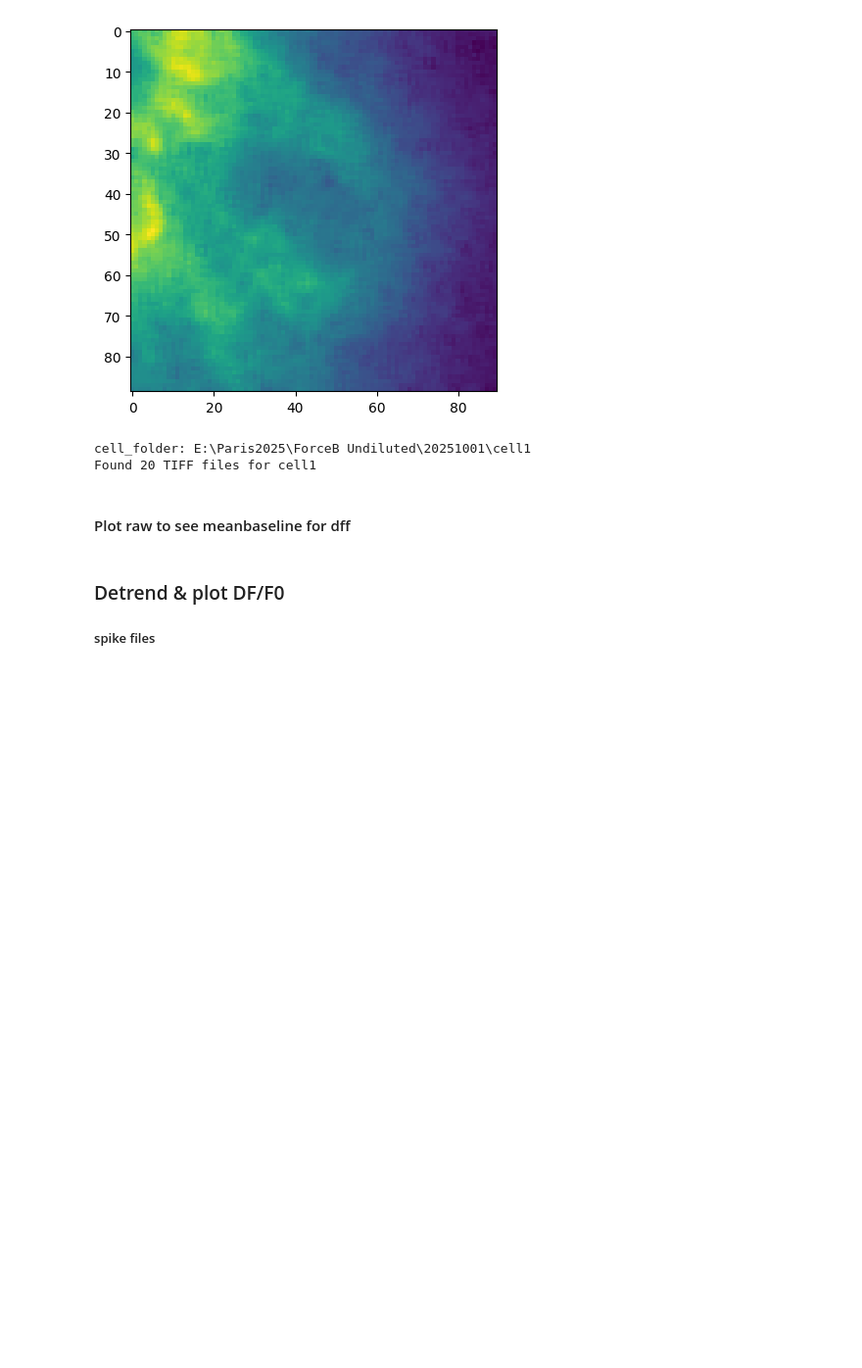
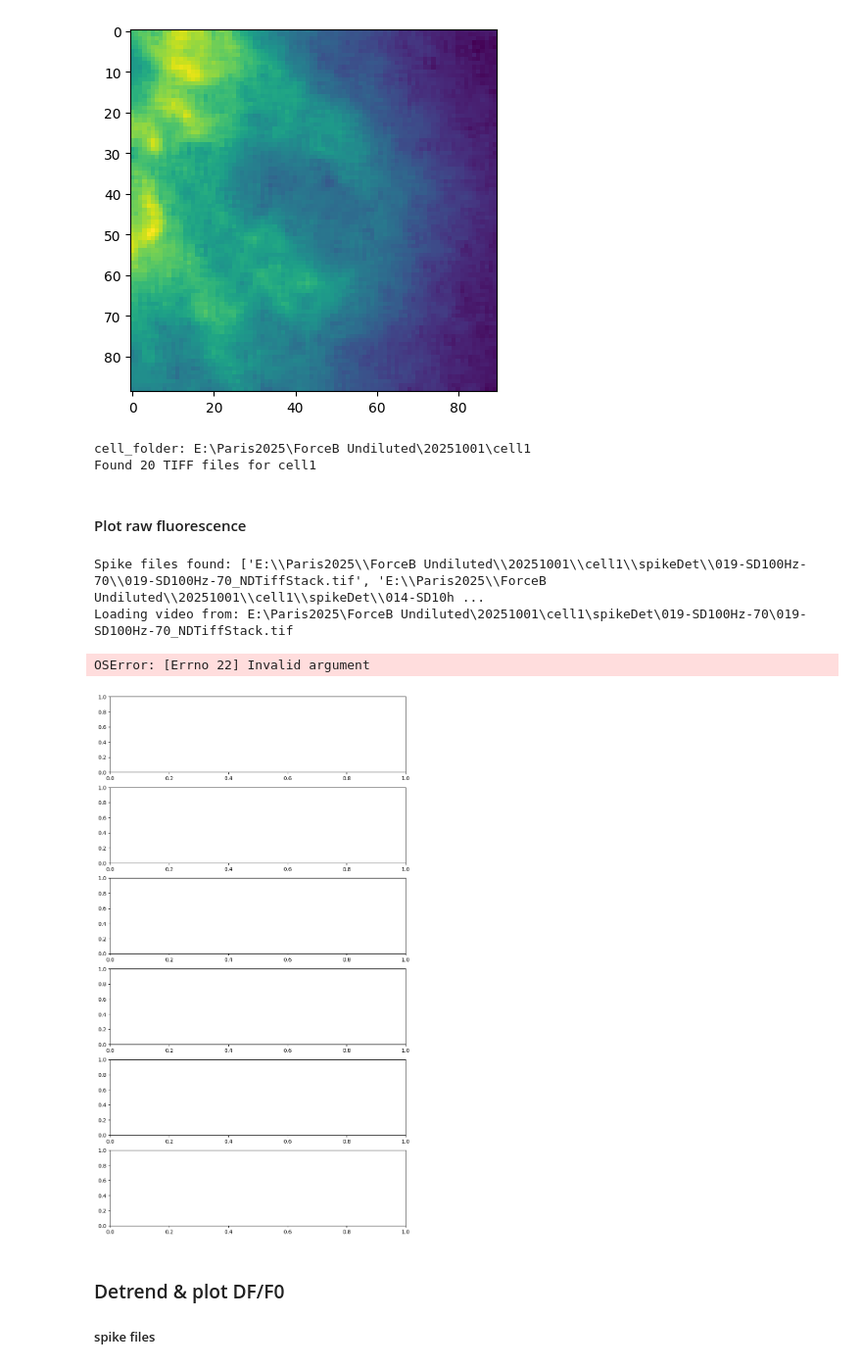
Before and after one commit to sofiamor/Imaging_analysis, a Jupyter notebook: Voltage_imaging/notebooks/mergeCodes.ipynb, the cells around one changed output. Shown at 98% size. Cells and saved outputs as stored; diff of their text form; code cells hidden in the pictures; blank space fills up the shorter version.

```diff
--- a/Voltage_imaging/notebooks/mergeCodes.ipynb
+++ b/Voltage_imaging/notebooks/mergeCodes.ipynb
@@ -481,12 +488,6 @@ day_folder = r"E:\Paris2025\ForceB Undiluted\20251001"
 # %% [markdown]
 ### CORRELATION IMAGE AND Load Functions
 # %%
-data, sd70_path = load_all_tiffs_from_day(day_folder)
-roi_sources = find_roi_source_folders(day_folder)
-roi_sources = load_roi_sources_json(day_folder)
-
-cell_folder, first_folder = list(roi_sources.items())[0]
-first_folder = os.path.join(first_folder, '019-SD100Hz-70', '019-SD100Hz-70_NDTiffStack.tif')
 expt_data = tifffile.imread(first_folder)
 correlation_img = calculate_spatial_average(expt_data.astype(np.float32))
 
@@ -510,10 +511,12 @@ for root, dirs, files in os.walk(cell_folder):
 
 print(f"Found {len(video_files)} TIFF files for {os.path.basename(cell_folder)}")
 
-sub_files = [f for f in video_files if "Sub" in os.path.basename(os.path.dirname(f))]
+sub_files = [f for f in video_files if "sub" in os.path.basename(os.path.dirname(f))]
 sens_files = [f for f in video_files if "Sens" in os.path.basename(os.path.dirname(f))]
 spike_files = [f for f in video_files if "SD" in os.path.basename(os.path.dirname(f))]
-
+print(f"Spike files: {spike_files}")
+print(f"Sub files: {sub_files}")
+print(f"Sens files: {sens_files}")
 light_on_off_buffer_nframes = 10
 # %% [output]
 📂 Loading: cell1 | spikeDet | 019-SD100Hz-70 | 019-SD100Hz-70_NDTiffStack.tif
@@ -537,7 +540,7 @@ light_on_off_buffer_nframes = 10
 cell_folder: E:\Paris2025\ForceB Undiluted\20251001\cell1
 Found 20 TIFF files for cell1
 # %% [markdown]
-#### Plot raw to see meanbaseline for dff
+#### Plot raw fluorescence
 # %%
 # FIGURE 1: SPIKE DETECTION TRACES
 print("Spike files found:", spike_files)
@@ -554,16 +557,24 @@ if spike_files:
         ax.set_title(f"Spike Detection Trace: {name}")
         ax.set_ylabel("Fluorescence (a.u.)")
         ax.set_xlim(200, 300)
-        ax.set_ylim(115, 130)
+        #ax.set_ylim(115, 130)
 
     #fig_spk.suptitle("Spike Detection Files", fontsize=12, weight="bold")
     plt.tight_layout()
-    plt.savefig(cell_folder / "spike_detection_traces.png", dpi=300)
+    #plt.savefig(cell_folder / "spike_detection_traces.png", dpi=300)
     plt.show()
 
 # FIGURE 2: SUBTHRESHOLD FILES
 if sub_files:
+    file_to_n_epochs = {
+        "027-sub0.5": 50,
+        "027-sub-1": 50,
+        "028-sub1": 50,
+        "030-sub3": 50,
+    }
     fig_sub, axes_sub = plt.subplots(len(sub_files), 1, figsize=(4, 6 * len(sub_files)), sharex=False)
+    if len(sens_files) == 1:
+        axes_sub = [axes_sub]
     for ax, vfile in zip(axes_sub, sub_files):
         trace = extract_trace(vfile)
         name = os.path.basename(os.path.dirname(vfile))#.lower()
@@ -581,33 +592,40 @@ if sub_files:
         ax.legend()
         ax.set_title(f"Averaged Epochs: {os.path.basename(os.path.dirname(vfile))} ({len(all_epochs)} epochs)")
         ax.set_ylabel("Fluorescence (a.u.)")
 
     plt.tight_layout()
     plt.show()
 
 # FIGURE 3: SENSITIVITY FILES
 if sens_files:
     fig_sub, axes_sub = plt.subplots(len(sens_files), 1, figsize=(4, 6 * len(sens_files)), sharex=False)
+    if len(sens_files) == 1:
+        axes_sub = [axes_sub]
     for ax, vfile in zip(axes_sub, sens_files):
         trace = extract_trace(vfile)
         name = os.path.basename(os.path.dirname(vfile))#.lower()
 
         n_epochs = 15  # default to 50 if not in dict
         mean_epoch, all_epochs = detect_epochs_and_average(trace, n_epochs=n_epochs, light_on_off_buffer_nframes=light_on_off_buffer_nframes, skip_first=0)
         print(f"Processing: {name}")
         print(f"Expected epochs: {n_epochs}")
         print(f"Trace length: {len(trace)} frames")
 
         # Plot all epochs and mean
         for epoch in all_epochs:
             ax.plot(epoch, color='gray', alpha=0.8, lw=0.5)
         ax.plot(mean_epoch, color='magenta', lw=1, label="Mean Epoch")
         ax.legend()
         ax.set_title(f"Averaged Epochs: {os.path.basename(os.path.dirname(vfile))} ({len(all_epochs)} epochs)")
         ax.set_ylabel("Fluorescence (a.u.)")
 
     plt.tight_layout()
     plt.show()
+# %% [output]
+Spike files found: ['E:\\Paris2025\\ForceB Undiluted\\20251001\\cell1\\spikeDet\\019-SD100Hz-70\\019-SD100Hz-70_NDTiffStack.tif', 'E:\\Paris2025\\ForceB Undiluted\\20251001\\cell1\\spikeDet\\014-SD10h ...
+Loading video from: E:\Paris2025\ForceB Undiluted\20251001\cell1\spikeDet\019-SD100Hz-70\019-SD100Hz-70_NDTiffStack.tif
+OSError: [Errno 22] Invalid argument
+[figure, added]
 # %% [markdown]
 ### Detrend & plot DF/F0
 ##### spike files
```
Also changed, not shown: parts of 1 cell of this notebook, 2 other files.
